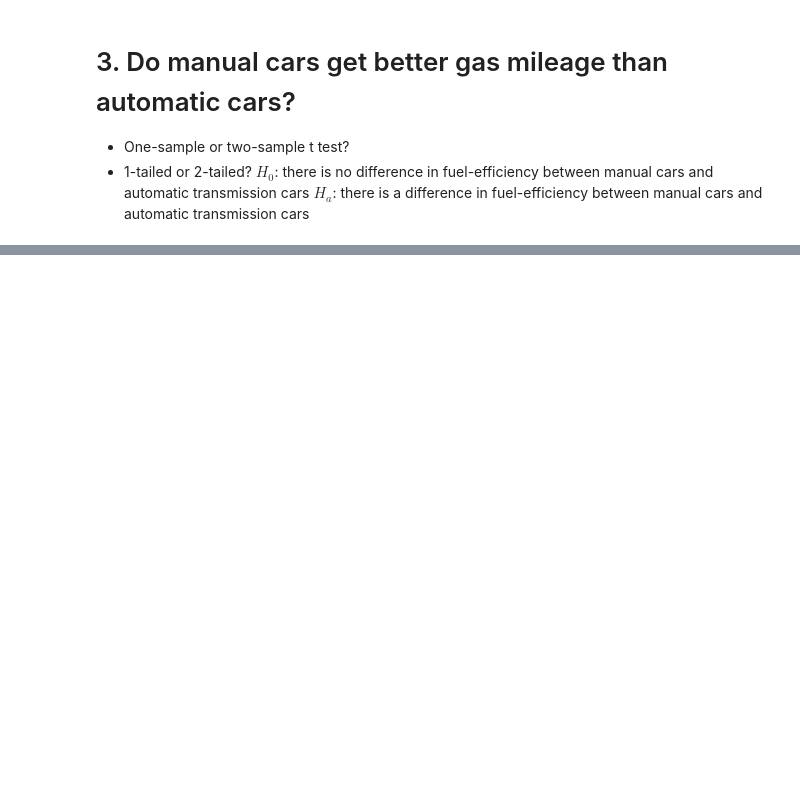
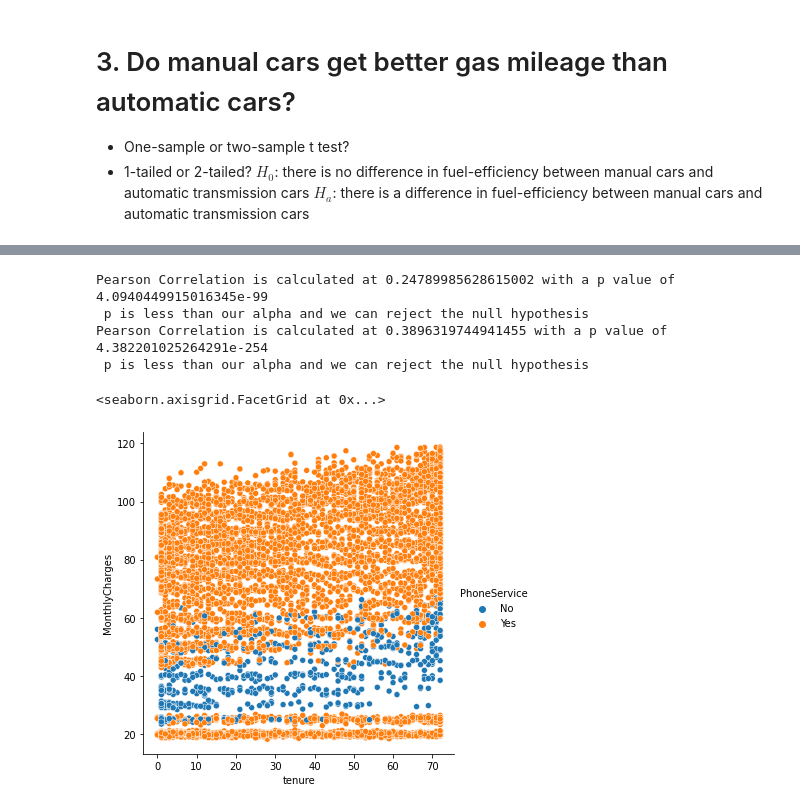
Before and after one commit to katherinesalazar/statistics-exercises, a Jupyter notebook: hypothesis_testing.ipynb, the cells around one changed output, grey strips where cells are left out. Saved outputs shown, nothing was run; the diff lists cells and outputs as text; code cells hidden in the pictures; blank space fills up the shorter version.

Commit message:
Added correlation lesson exercies

```diff
--- a/hypothesis_testing.ipynb
+++ b/hypothesis_testing.ipynb
@@ -389,0 +306,3 @@ Text(0.5, 1.0, 'Is mileage different by transmission type?')
+# %%
+df = pd.read_csv('Cust_Churn_Telco.csv')
+df.columns
@@ -389,0 +365,13 @@ Text(0.5, 1.0, 'Is mileage different by transmission type?')
+# %%
+ys = [df.MonthlyCharges, df.TotalCharges]
+for y in ys:
+    x = df['tenure']
+    r, p = stats.pearsonr(x, y)
+    print(f'Pearson Correlation is calculated at {r} with a p value of {p}')
+    if p < 0.05:
+          print(f' p is less than our alpha and we can reject the null hypothesis')
+# %% [output]
+Pearson Correlation is calculated at 0.24789985628615002 with a p value of 4.0940449915016345e-99
+ p is less than our alpha and we can reject the null hypothesis
+Pearson Correlation is calculated at 0.3896319744941455 with a p value of 4.382201025264291e-254
+ p is less than our alpha and we can reject the null hypothesis
@@ -389,0 +382,5 @@ Text(0.5, 1.0, 'Is mileage different by transmission type?')
+# %%
+sns.relplot(x='tenure', y='MonthlyCharges', hue='PhoneService', data=df)
+# %% [output]
+<seaborn.axisgrid.FacetGrid at 0x...>
+[figure, added]
```
Also changed, not shown: parts of 89 cells of this notebook.
